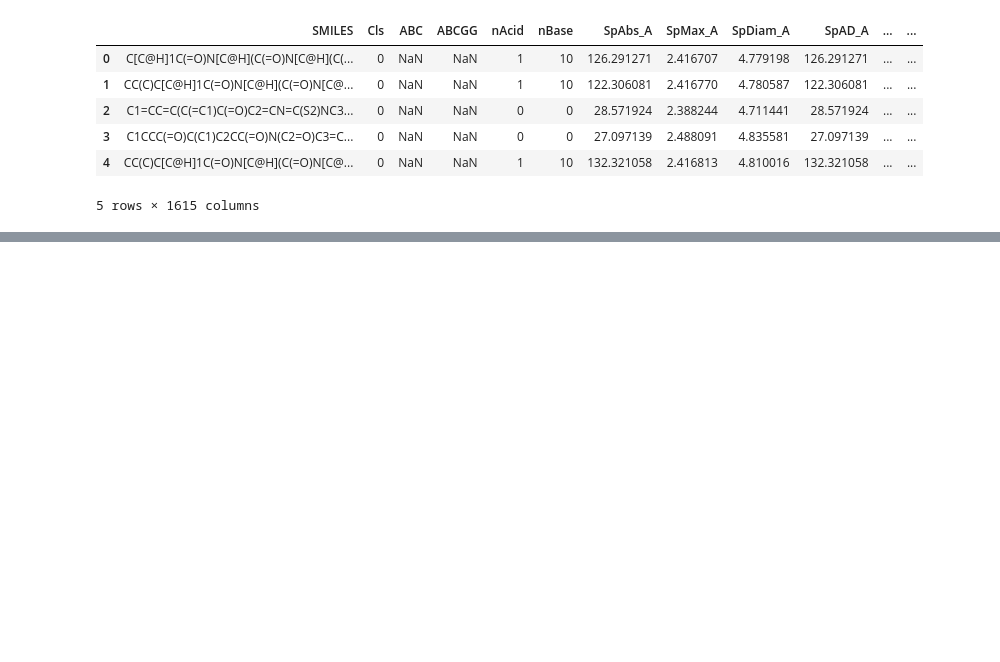
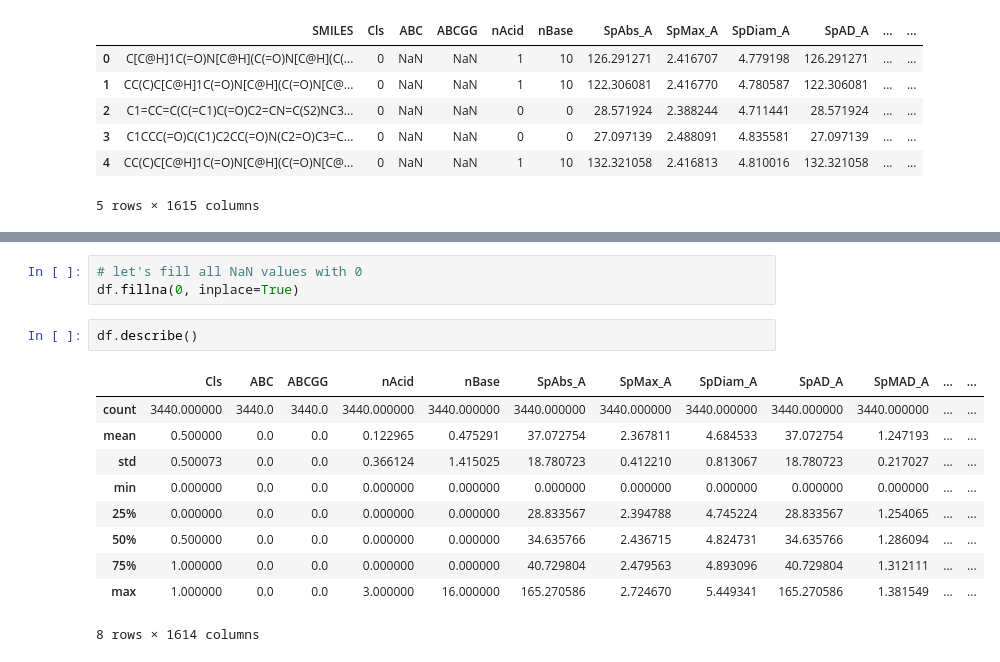
Before and after one commit to Zmey1/Biotech_2.0, a Jupyter notebook: working.ipynb, the cells around one changed output, grey strips where cells are left out. Drawn from its saved outputs; the diff is of its cells as text; blank space fills up the shorter version.

```diff
--- a/working.ipynb
+++ b/working.ipynb
@@ -35,0 +68,16 @@ df.head()
+# %%
+# let's fill all NaN values with 0
+df.fillna(0, inplace=True)
+# %%
+df.describe()
+# %% [output]
+|  | Cls | ABC | ABCGG | nAcid | nBase | SpAbs_A | SpMax_A | SpDiam_A | SpAD_A | SpMAD_A | ... | ... |
+| count | 3440.000000 | 3440.0 | 3440.0 | 3440.000000 | 3440.000000 | 3440.000000 | 3440.000000 | 3440.000000 | 3440.000000 | 3440.000000 | ... | ... |
+| mean | 0.500000 | 0.0 | 0.0 | 0.122965 | 0.475291 | 37.072754 | 2.367811 | 4.684533 | 37.072754 | 1.247193 | ... | ... |
+| std | 0.500073 | 0.0 | 0.0 | 0.366124 | 1.415025 | 18.780723 | 0.412210 | 0.813067 | 18.780723 | 0.217027 | ... | ... |
+| min | 0.000000 | 0.0 | 0.0 | 0.000000 | 0.000000 | 0.000000 | 0.000000 | 0.000000 | 0.000000 | 0.000000 | ... | ... |
+| 25% | 0.000000 | 0.0 | 0.0 | 0.000000 | 0.000000 | 28.833567 | 2.394788 | 4.745224 | 28.833567 | 1.254065 | ... | ... |
+| 50% | 0.500000 | 0.0 | 0.0 | 0.000000 | 0.000000 | 34.635766 | 2.436715 | 4.824731 | 34.635766 | 1.286094 | ... | ... |
+| 75% | 1.000000 | 0.0 | 0.0 | 0.000000 | 0.000000 | 40.729804 | 2.479563 | 4.893096 | 40.729804 | 1.312111 | ... | ... |
+| max | 1.000000 | 0.0 | 0.0 | 3.000000 | 16.000000 | 165.270586 | 2.724670 | 5.449341 | 165.270586 | 1.381549 | ... | ... |
+8 rows × 1614 columns
```
Also changed, not shown: parts of 20 cells of this notebook.
